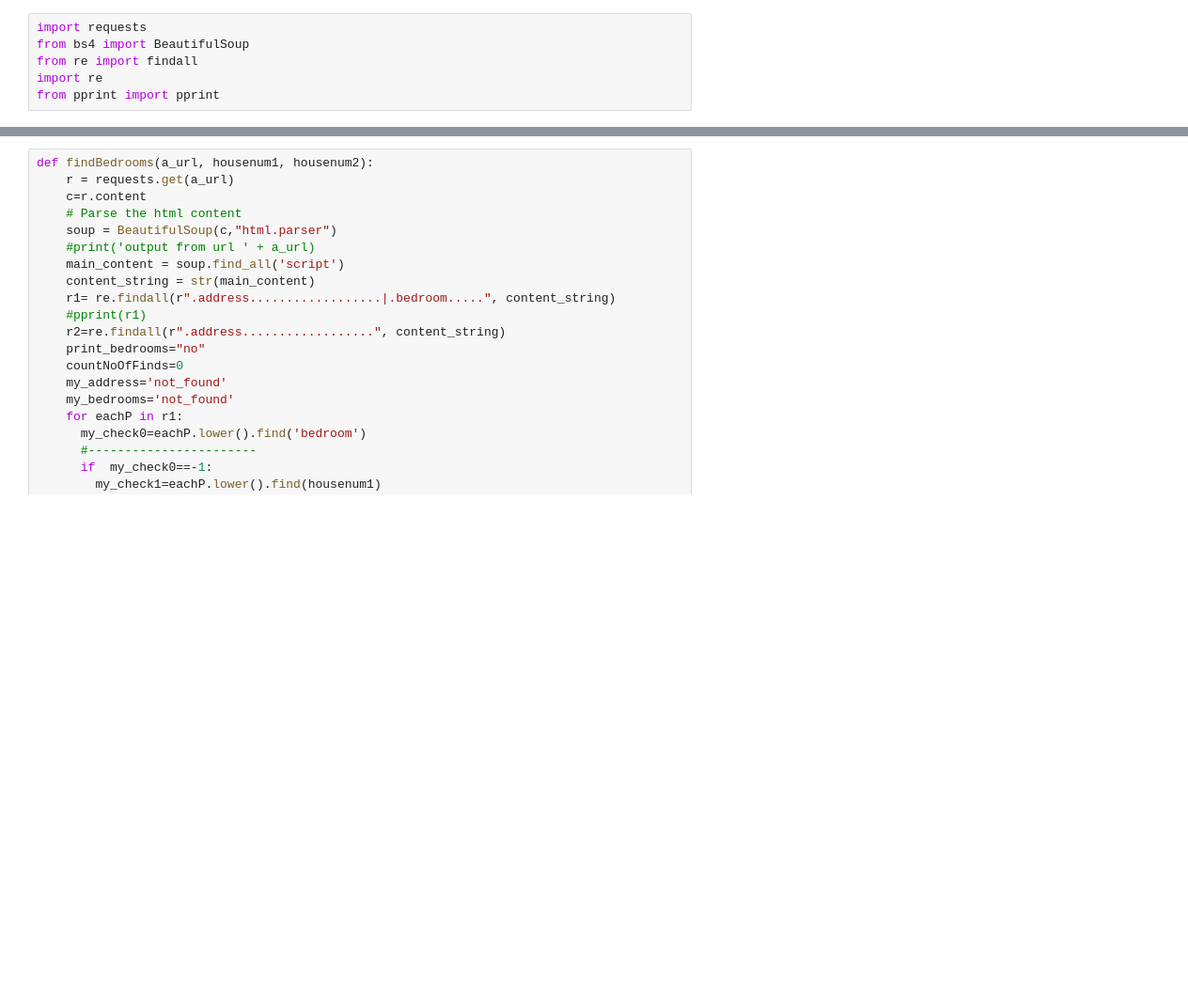
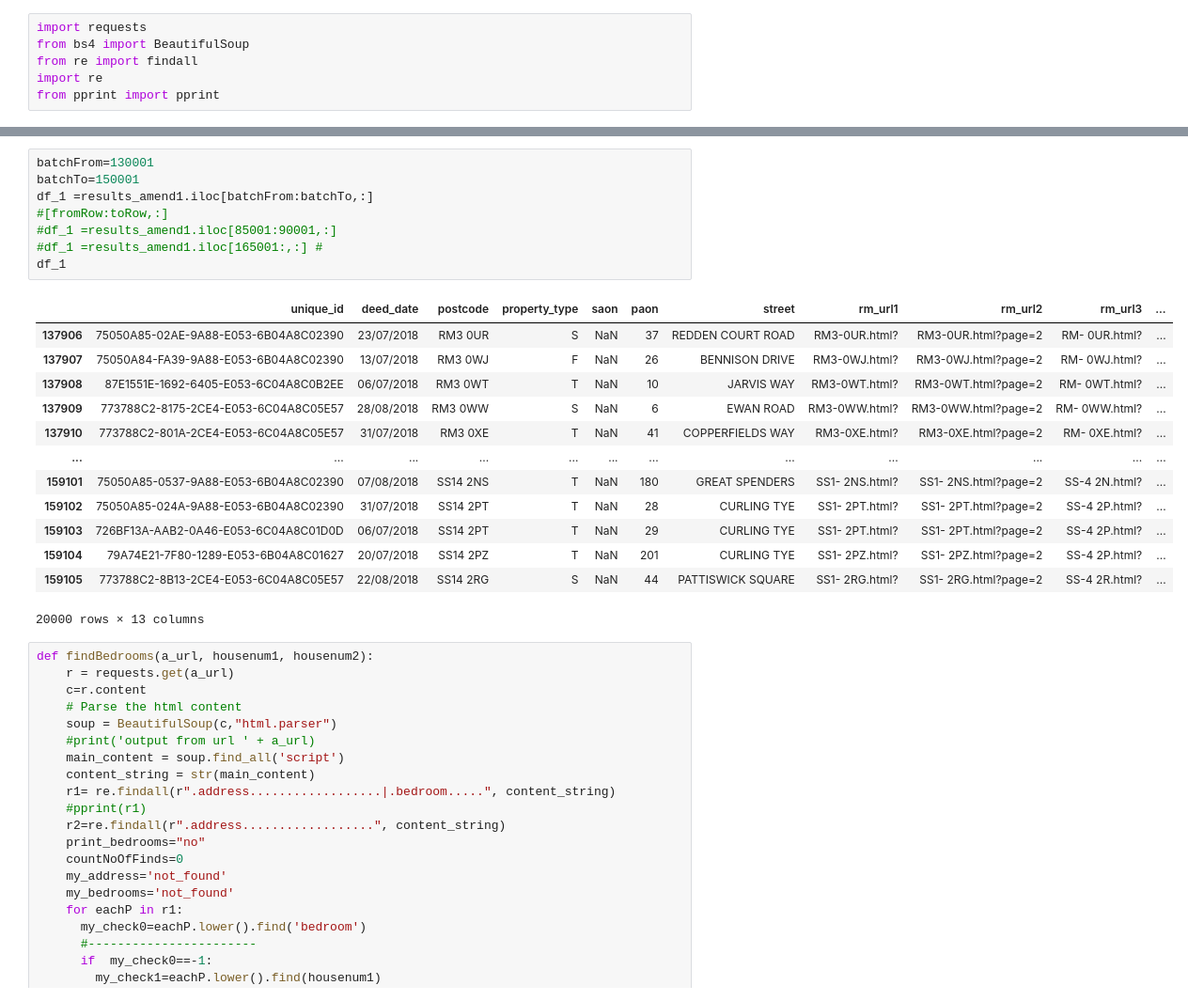
Before and after one commit to oxanaRC/CE902, a Jupyter notebook: webscrap_bedrooms.ipynb, the cells around one changed output, grey strips where cells are left out. Shown: that part at 94% size. Saved outputs shown, nothing was run; the diff lists cells and outputs as text; blank space fills up the shorter version.

```diff
--- a/webscrap_bedrooms.ipynb
+++ b/webscrap_bedrooms.ipynb
@@ -89,3 +55,25 @@ df_1
+# %%
+batchFrom=130001
+batchTo=150001
+df_1 =results_amend1.iloc[batchFrom:batchTo,:]
+#[fromRow:toRow,:]
+#df_1 =results_amend1.iloc[85001:90001,:]
+#df_1 =results_amend1.iloc[165001:,:] #
+df_1
+# %% [output]
+|  | unique_id | deed_date | postcode | property_type | saon | paon | street | rm_url1 | rm_url2 | rm_url3 | ... |
+| 137906 | 75050A85-02AE-9A88-E053-6B04A8C02390 | 23/07/2018 | RM3 0UR | S | NaN | 37 | REDDEN COURT ROAD | RM3-0UR.html? | RM3-0UR.html?page=2 | RM- 0UR.html? | ... |
+| 137907 | 75050A84-FA39-9A88-E053-6B04A8C02390 | 13/07/2018 | RM3 0WJ | F | NaN | 26 | BENNISON DRIVE | RM3-0WJ.html? | RM3-0WJ.html?page=2 | RM- 0WJ.html? | ... |
+| 137908 | 87E1551E-1692-6405-E053-6C04A8C0B2EE | 06/07/2018 | RM3 0WT | T | NaN | 10 | JARVIS WAY | RM3-0WT.html? | RM3-0WT.html?page=2 | RM- 0WT.html? | ... |
+| 137909 | 773788C2-8175-2CE4-E053-6C04A8C05E57 | 28/08/2018 | RM3 0WW | S | NaN | 6 | EWAN ROAD | RM3-0WW.html? | RM3-0WW.html?page=2 | RM- 0WW.html? | ... |
+| 137910 | 773788C2-801A-2CE4-E053-6C04A8C05E57 | 31/07/2018 | RM3 0XE | T | NaN | 41 | COPPERFIELDS WAY | RM3-0XE.html? | RM3-0XE.html?page=2 | RM- 0XE.html? | ... |
+| ... | ... | ... | ... | ... | ... | ... | ... | ... | ... | ... | ... |
+| 159101 | 75050A85-0537-9A88-E053-6B04A8C02390 | 07/08/2018 | SS14 2NS | T | NaN | 180 | GREAT SPENDERS | SS1- 2NS.html? | SS1- 2NS.html?page=2 | SS-4 2N.html? | ... |
+| 159102 | 75050A85-024A-9A88-E053-6B04A8C02390 | 31/07/2018 | SS14 2PT | T | NaN | 28 | CURLING TYE | SS1- 2PT.html? | SS1- 2PT.html?page=2 | SS-4 2P.html? | ... |
+| 159103 | 726BF13A-AAB2-0A46-E053-6C04A8C01D0D | 06/07/2018 | SS14 2PT | T | NaN | 29 | CURLING TYE | SS1- 2PT.html? | SS1- 2PT.html?page=2 | SS-4 2P.html? | ... |
+| 159104 | 79A74E21-7F80-1289-E053-6B04A8C01627 | 20/07/2018 | SS14 2PZ | T | NaN | 201 | CURLING TYE | SS1- 2PZ.html? | SS1- 2PZ.html?page=2 | SS-4 2P.html? | ... |
+| 159105 | 773788C2-8B13-2CE4-E053-6C04A8C05E57 | 22/08/2018 | SS14 2RG | S | NaN | 44 | PATTISWICK SQUARE | SS1- 2RG.html? | SS1- 2RG.html?page=2 | SS-4 2R.html? | ... |
+20000 rows × 13 columns
 # %%
 def findBedrooms(a_url, housenum1, housenum2):
     r = requests.get(a_url)
```
Also changed, not shown: parts of 11 cells of this notebook.
